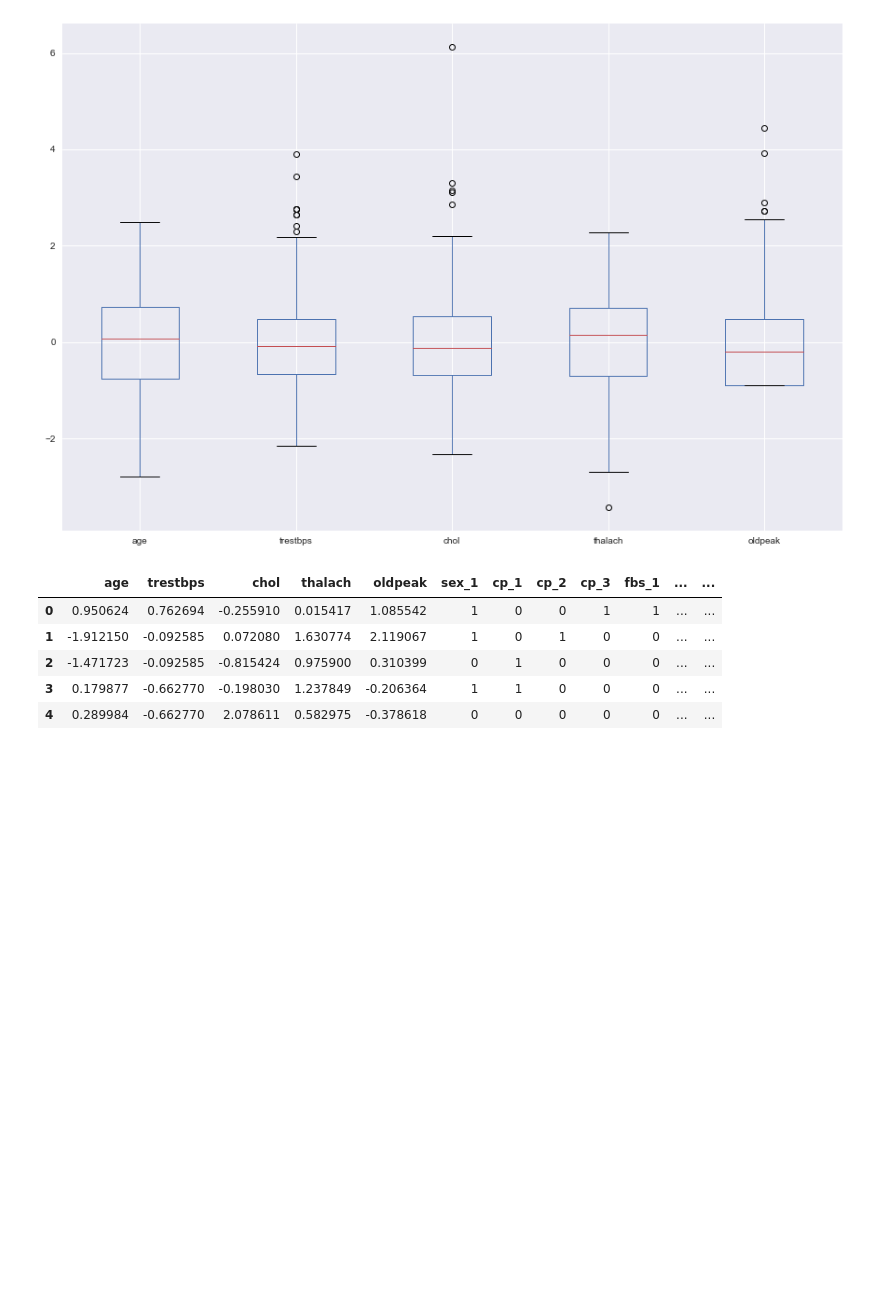
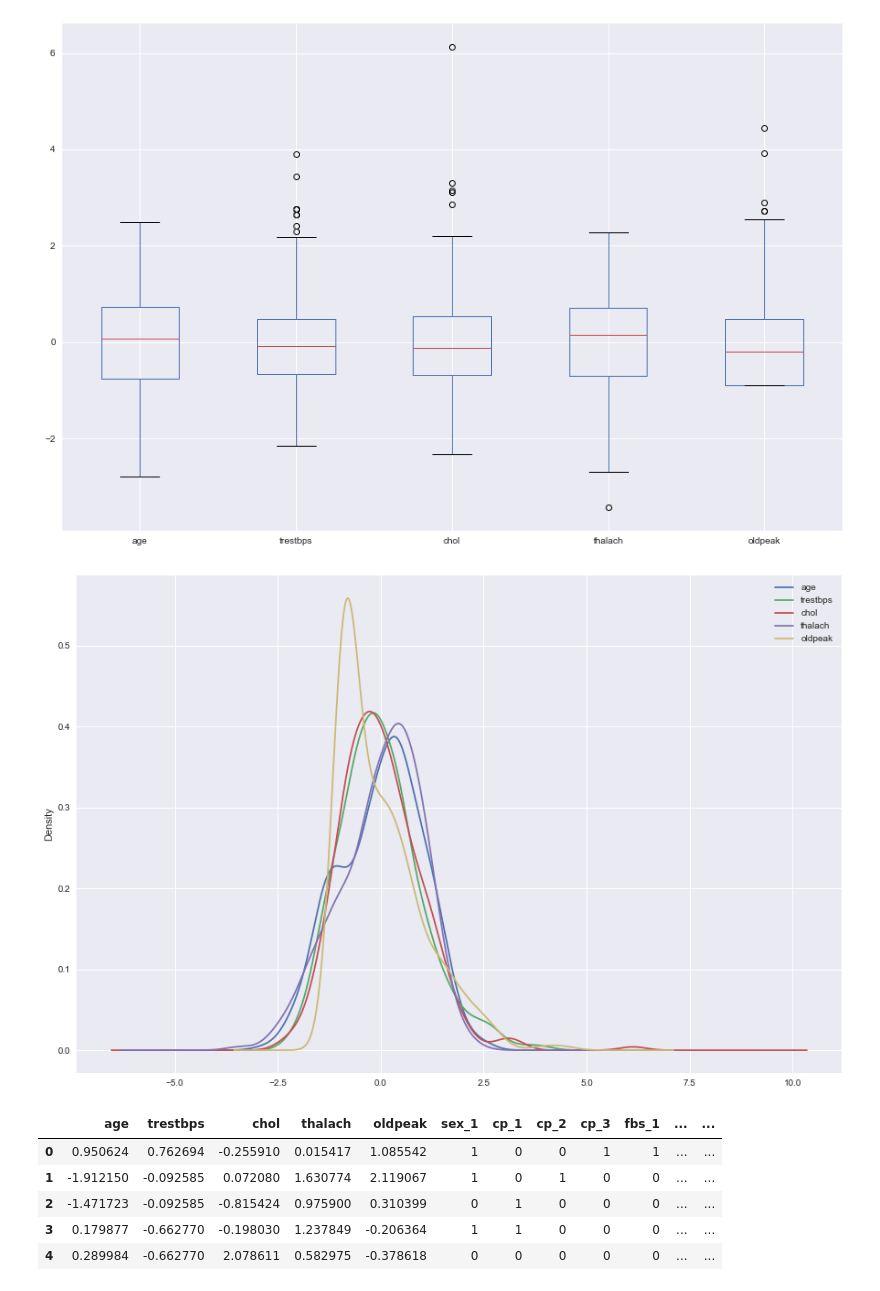
Before and after one commit to wincenzo/regressor, a Jupyter notebook: Regression_Class.ipynb, the cells around one changed output. Drawn from its saved outputs; the diff is of its cells as text; code cells hidden in the pictures; blank space fills up the shorter version.

```diff
--- a/Regression_Class.ipynb
+++ b/Regression_Class.ipynb
@@ -267,6 +459,10 @@ df[num_columns] = df[num_columns].transform(lambda x: (x-x.mean())/x.std())
 ax = df.plot.box(figsize=(15, 10))
 # %% [output]
 [figure]
+# %%
+ax = df.plot.kde(figsize=(15, 10))
+# %% [output]
+[figure, added]
 # %%
 df = pd.get_dummies(df, sparse=False, drop_first=True)
 # %%
```
Also changed, not shown: parts of 10 cells of this notebook.
